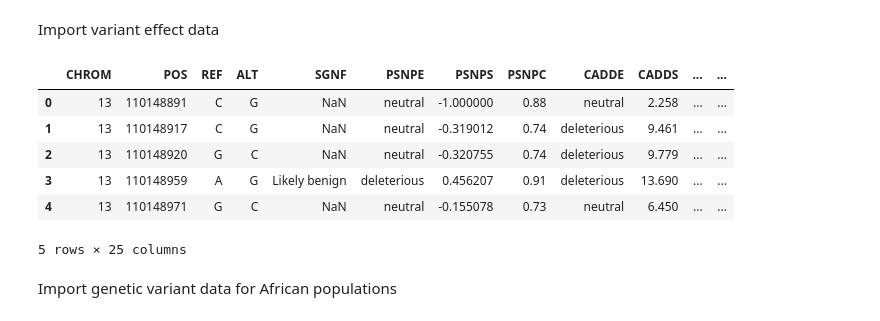
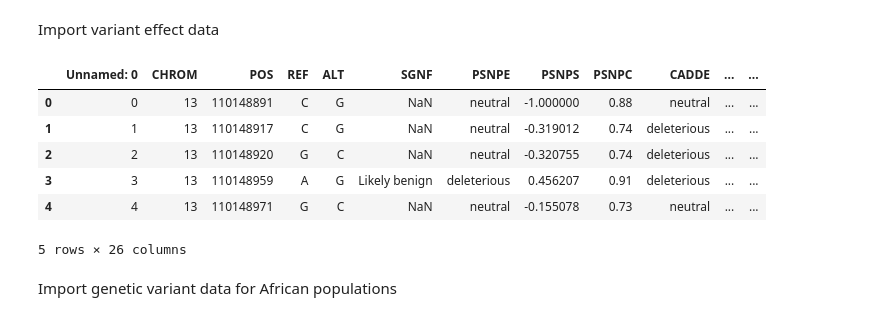
Before and after one commit to MeganHolborn/Genetic_data_analysis, a Jupyter notebook: Notebooks/Analysis_and_Visualisation/5-Rare_variant_effects.ipynb, the cells around one changed output. Cells and saved outputs as stored; diff of their text form; code cells hidden in the pictures.

```diff
--- a/Notebooks/Analysis_and_Visualisation/5-Rare_variant_effects.ipynb
+++ b/Notebooks/Analysis_and_Visualisation/5-Rare_variant_effects.ipynb
@@ -40,22 +40,22 @@ Import variant effect data
 # %%
 vep_data = pd.read_csv(
     os.path.join(
         PROJECT_ROOT,
         "Data",
         "Processed",
         "Variant_effects.csv",
     )
-).drop(columns="Unnamed: 0")
+)
 
 vep_data.head(5)
 # %% [output]
-|  | CHROM | POS | REF | ALT | SGNF | PSNPE | PSNPS | PSNPC | CADDE | CADDS | ... | ... |
-| 0 | 13 | 110148891 | C | G | NaN | neutral | -1.000000 | 0.88 | neutral | 2.258 | ... | ... |
-| 1 | 13 | 110148917 | C | G | NaN | neutral | -0.319012 | 0.74 | deleterious | 9.461 | ... | ... |
-| 2 | 13 | 110148920 | G | C | NaN | neutral | -0.320755 | 0.74 | deleterious | 9.779 | ... | ... |
-| 3 | 13 | 110148959 | A | G | Likely benign | deleterious | 0.456207 | 0.91 | deleterious | 13.690 | ... | ... |
-| 4 | 13 | 110148971 | G | C | NaN | neutral | -0.155078 | 0.73 | neutral | 6.450 | ... | ... |
+|  | Unnamed: 0 | CHROM | POS | REF | ALT | SGNF | PSNPE | PSNPS | PSNPC | CADDE | ... | ... |
+| 0 | 0 | 13 | 110148891 | C | G | NaN | neutral | -1.000000 | 0.88 | neutral | ... | ... |
+| 1 | 1 | 13 | 110148917 | C | G | NaN | neutral | -0.319012 | 0.74 | deleterious | ... | ... |
+| 2 | 2 | 13 | 110148920 | G | C | NaN | neutral | -0.320755 | 0.74 | deleterious | ... | ... |
+| 3 | 3 | 13 | 110148959 | A | G | Likely benign | deleterious | 0.456207 | 0.91 | deleterious | ... | ... |
+| 4 | 4 | 13 | 110148971 | G | C | NaN | neutral | -0.155078 | 0.73 | neutral | ... | ... |
-5 rows × 25 columns
+5 rows × 26 columns
 # %% [markdown]
 Import genetic variant data for African populations
 # %%
```
Also changed, not shown: parts of 6 cells of this notebook, 15 other files.
